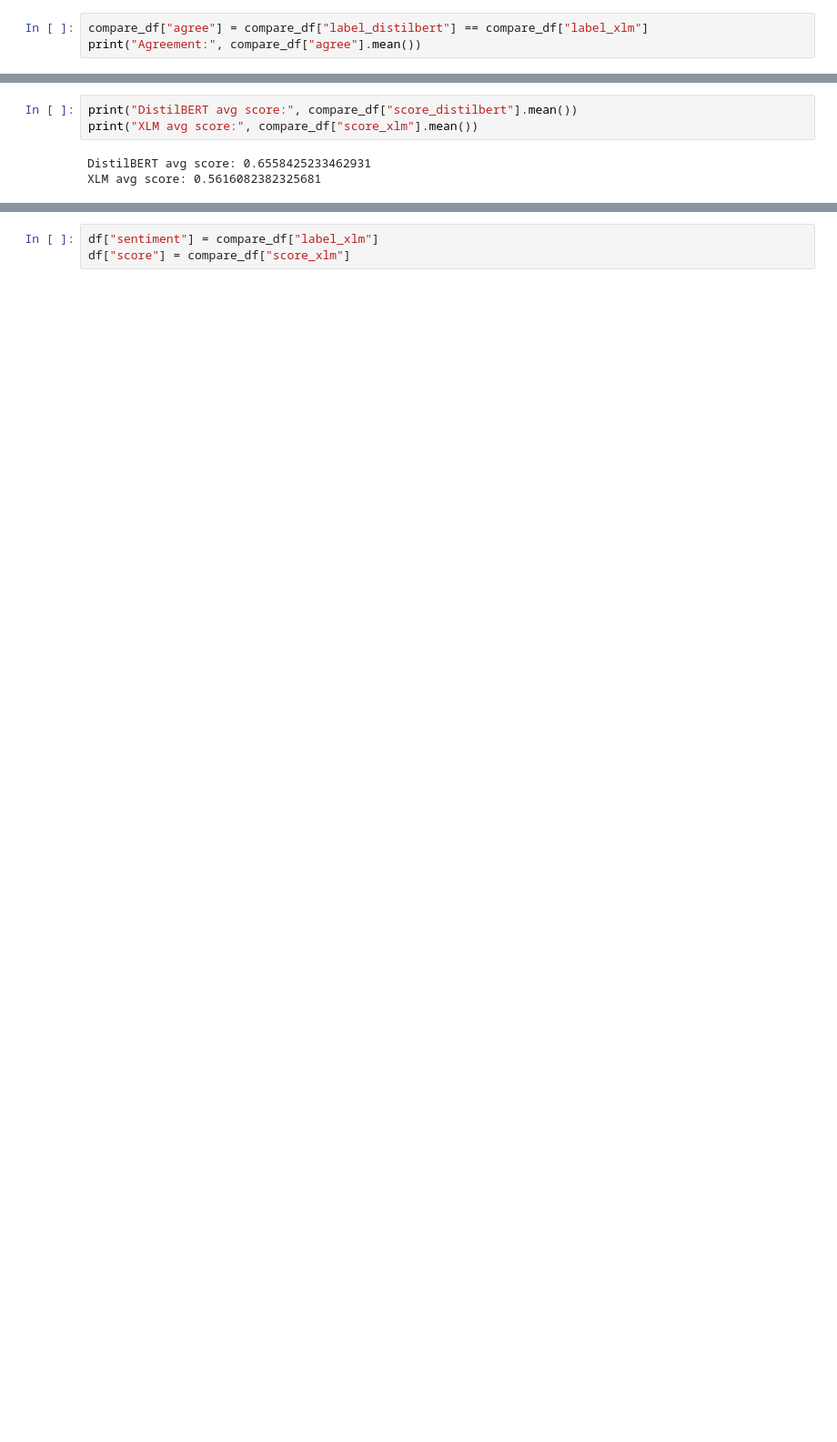
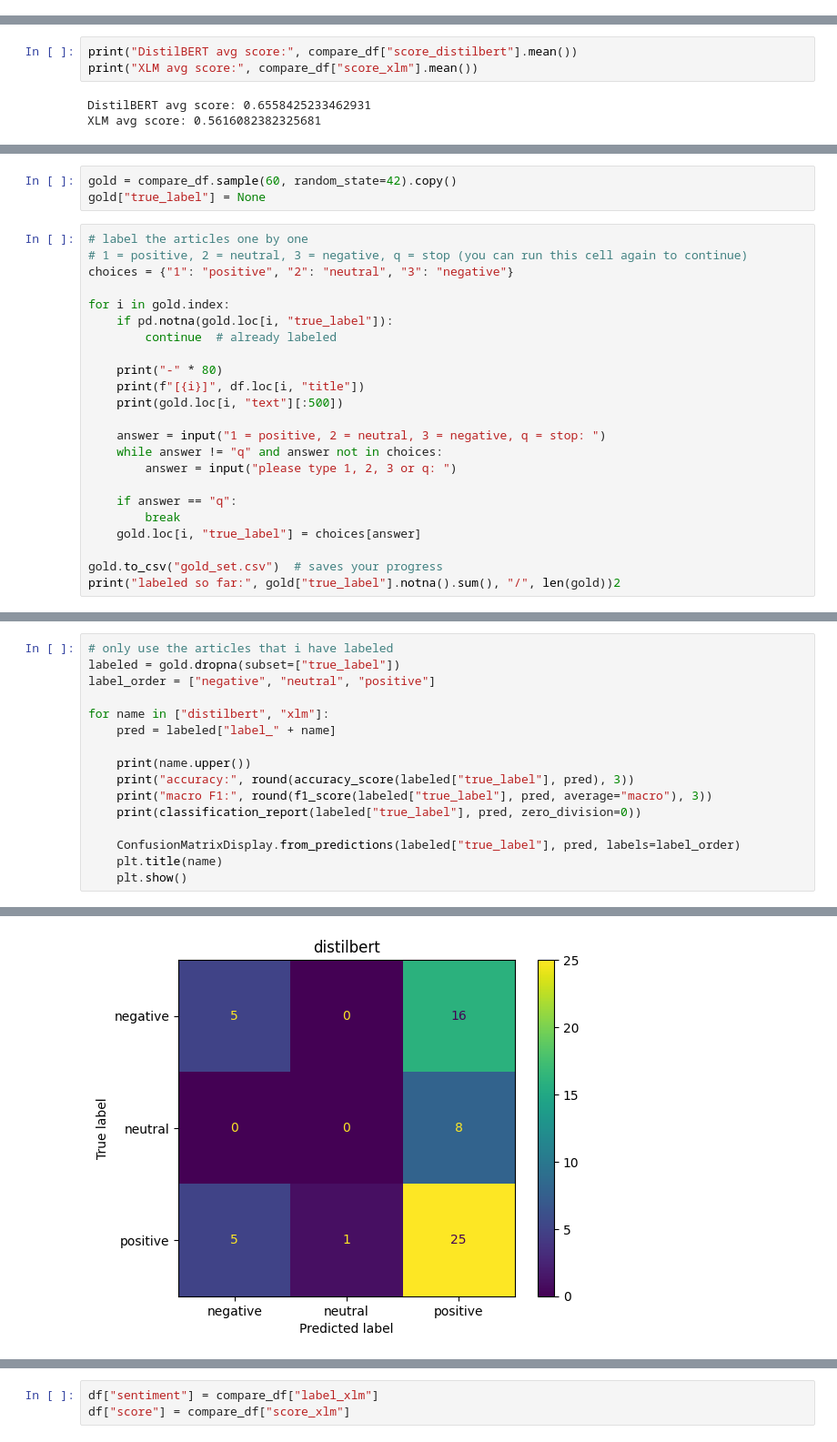
Before and after one commit to lTsumetai/PSN-Article-Sentiment-Analysis, a Jupyter notebook: Article_Sentiment_Analysis.ipynb, the cells around one changed output, grey strips where cells are left out. Shown at 91% size. Saved outputs shown, nothing was run; the diff lists cells and outputs as text; blank space fills up the shorter version.

Commit message:
comparing pretrained model, needs to compare more with other method

```diff
--- a/Article_Sentiment_Analysis.ipynb
+++ b/Article_Sentiment_Analysis.ipynb
@@ -333,3 +325,0 @@ pd.DataFrame({
-# %%
-compare_df["agree"] = compare_df["label_distilbert"] == compare_df["label_xlm"]
-print("Agreement:", compare_df["agree"].mean())
@@ -365,0 +343,26 @@ compare_df[compare_df["agree"] == False].head(10)
+# %%
+gold = compare_df.sample(60, random_state=42).copy()
+gold["true_label"] = None
+# %%
+# label the articles one by one
+# 1 = positive, 2 = neutral, 3 = negative, q = stop (you can run this cell again to continue)
+choices = {"1": "positive", "2": "neutral", "3": "negative"}
+
+for i in gold.index:
+    if pd.notna(gold.loc[i, "true_label"]):
+        continue  # already labeled
+
+    print("-" * 80)
+    print(f"[{i}]", df.loc[i, "title"])
+    print(gold.loc[i, "text"][:500])
+
+    answer = input("1 = positive, 2 = neutral, 3 = negative, q = stop: ")
+    while answer != "q" and answer not in choices:
+        answer = input("please type 1, 2, 3 or q: ")
+
+    if answer == "q":
+        break
+    gold.loc[i, "true_label"] = choices[answer]
+
+gold.to_csv("gold_set.csv")  # saves your progress
+print("labeled so far:", gold["true_label"].notna().sum(), "/", len(gold))2
@@ -365,0 +387,17 @@ compare_df[compare_df["agree"] == False].head(10)
+# %%
+# only use the articles that i have labeled
+labeled = gold.dropna(subset=["true_label"])
+label_order = ["negative", "neutral", "positive"]
+
+for name in ["distilbert", "xlm"]:
+    pred = labeled["label_" + name]
+
+    print(name.upper())
+    print("accuracy:", round(accuracy_score(labeled["true_label"], pred), 3))
+    print("macro F1:", round(f1_score(labeled["true_label"], pred, average="macro"), 3))
+    print(classification_report(labeled["true_label"], pred, zero_division=0))
+
+    ConfusionMatrixDisplay.from_predictions(labeled["true_label"], pred, labels=label_order)
+    plt.title(name)
+    plt.show()
+# %% [output]
@@ -365,0 +416 @@ compare_df[compare_df["agree"] == False].head(10)
+[figure, added]
```
Also changed, not shown: parts of 19 cells of this notebook, 1 other file.
